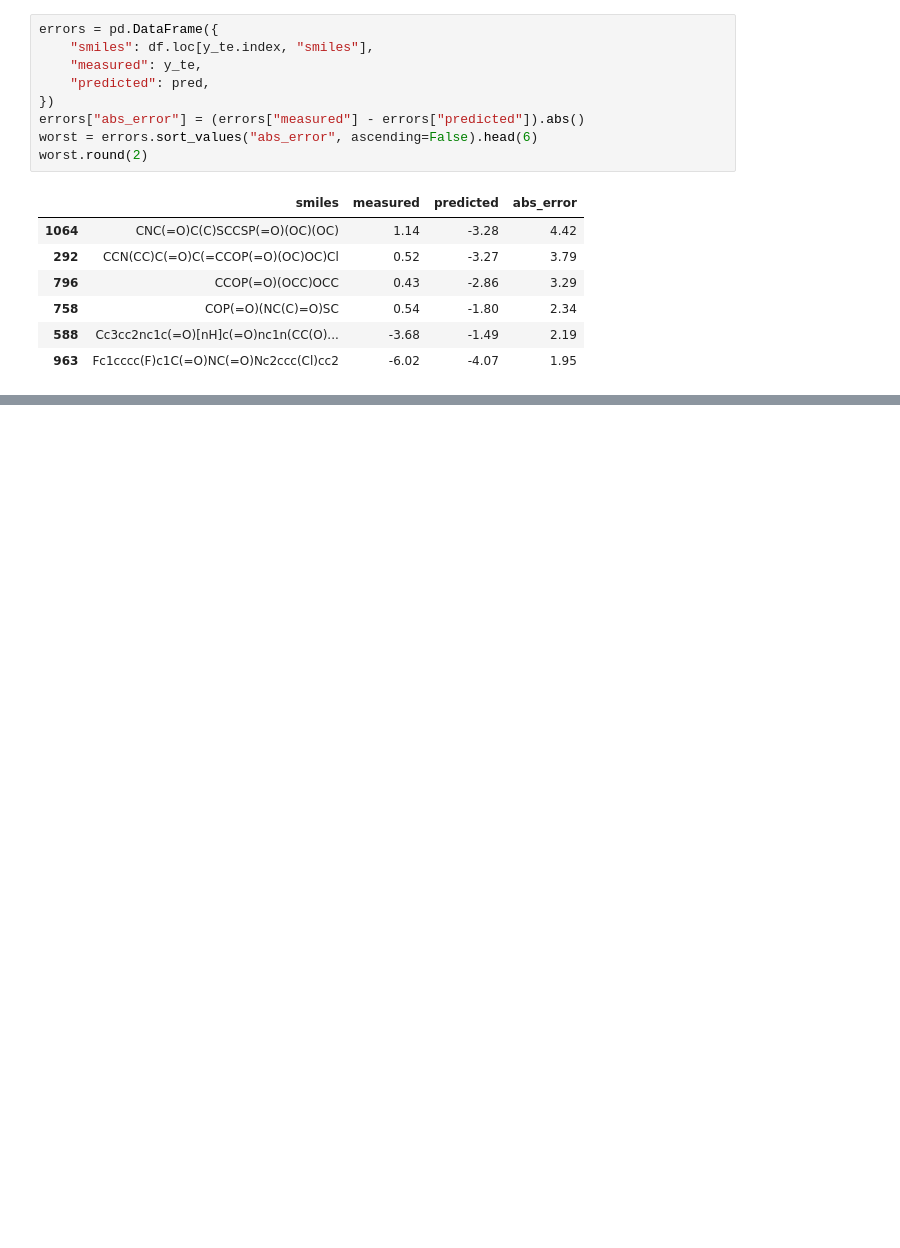
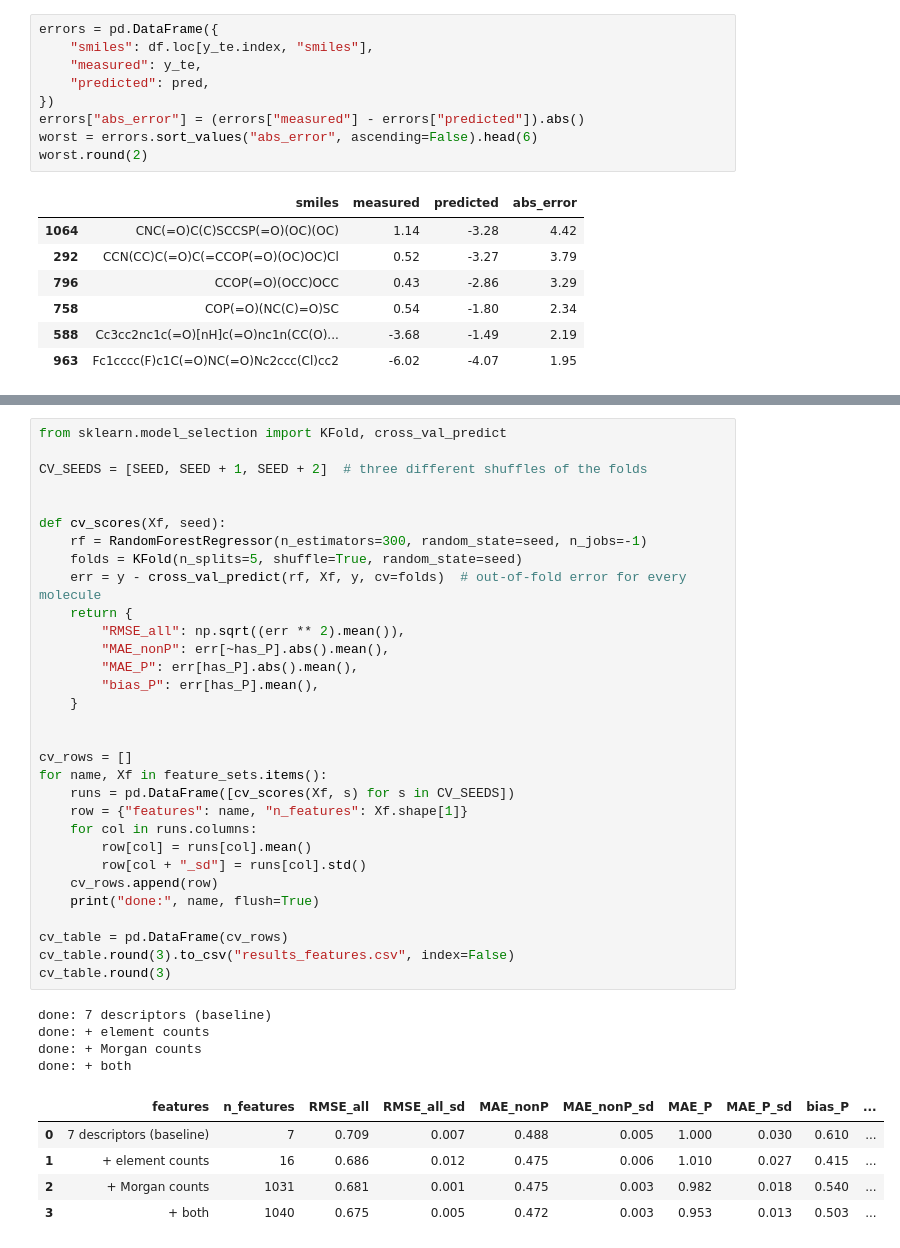
Before and after one commit to Ash679-ux/chem-ml-solubility, a Jupyter notebook: molecules.ipynb, the cells around one changed output, grey strips where cells are left out. Drawn from its saved outputs; the diff is of its cells as text; blank space fills up the shorter version.

```diff
--- a/molecules.ipynb
+++ b/molecules.ipynb
@@ -200,0 +371,41 @@ mean abs error, phosphorus only:   1.94
+# %%
+from sklearn.model_selection import KFold, cross_val_predict
+
+CV_SEEDS = [SEED, SEED + 1, SEED + 2]  # three different shuffles of the folds
+
+
+def cv_scores(Xf, seed):
+    rf = RandomForestRegressor(n_estimators=300, random_state=seed, n_jobs=-1)
+    folds = KFold(n_splits=5, shuffle=True, random_state=seed)
+    err = y - cross_val_predict(rf, Xf, y, cv=folds)  # out-of-fold error for every molecule
+    return {
+        "RMSE_all": np.sqrt((err ** 2).mean()),
+        "MAE_nonP": err[~has_P].abs().mean(),
+        "MAE_P": err[has_P].abs().mean(),
+        "bias_P": err[has_P].mean(),
+    }
+
+
+cv_rows = []
+for name, Xf in feature_sets.items():
+    runs = pd.DataFrame([cv_scores(Xf, s) for s in CV_SEEDS])
+    row = {"features": name, "n_features": Xf.shape[1]}
+    for col in runs.columns:
+        row[col] = runs[col].mean()
+        row[col + "_sd"] = runs[col].std()
+    cv_rows.append(row)
+    print("done:", name, flush=True)
+
+cv_table = pd.DataFrame(cv_rows)
+cv_table.round(3).to_csv("results_features.csv", index=False)
+cv_table.round(3)
+# %% [output]
+done: 7 descriptors (baseline)
+done: + element counts
+done: + Morgan counts
+done: + both
+|  | features | n_features | RMSE_all | RMSE_all_sd | MAE_nonP | MAE_nonP_sd | MAE_P | MAE_P_sd | bias_P | ... |
+| 0 | 7 descriptors (baseline) | 7 | 0.709 | 0.007 | 0.488 | 0.005 | 1.000 | 0.030 | 0.610 | ... |
+| 1 | + element counts | 16 | 0.686 | 0.012 | 0.475 | 0.006 | 1.010 | 0.027 | 0.415 | ... |
+| 2 | + Morgan counts | 1031 | 0.681 | 0.001 | 0.475 | 0.003 | 0.982 | 0.018 | 0.540 | ... |
+| 3 | + both | 1040 | 0.675 | 0.005 | 0.472 | 0.003 | 0.953 | 0.013 | 0.503 | ... |
```
Also changed, not shown: parts of 32 cells of this notebook, 6 other files.
